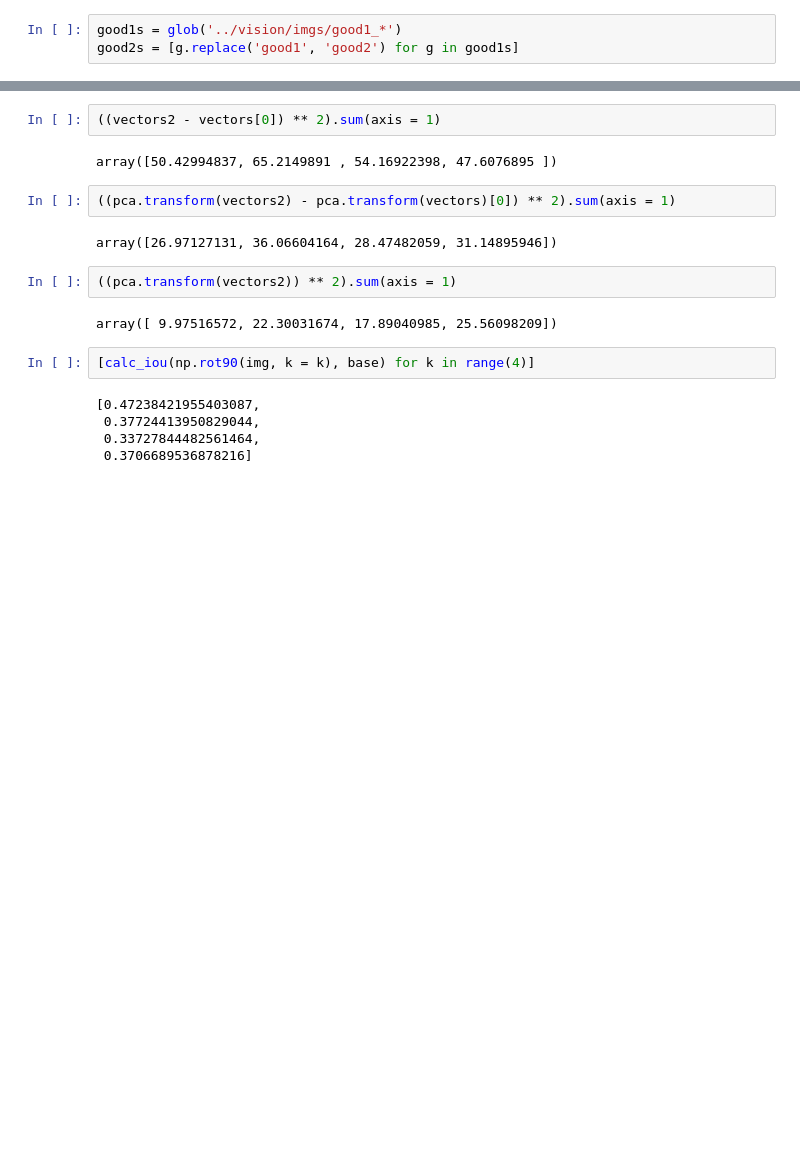
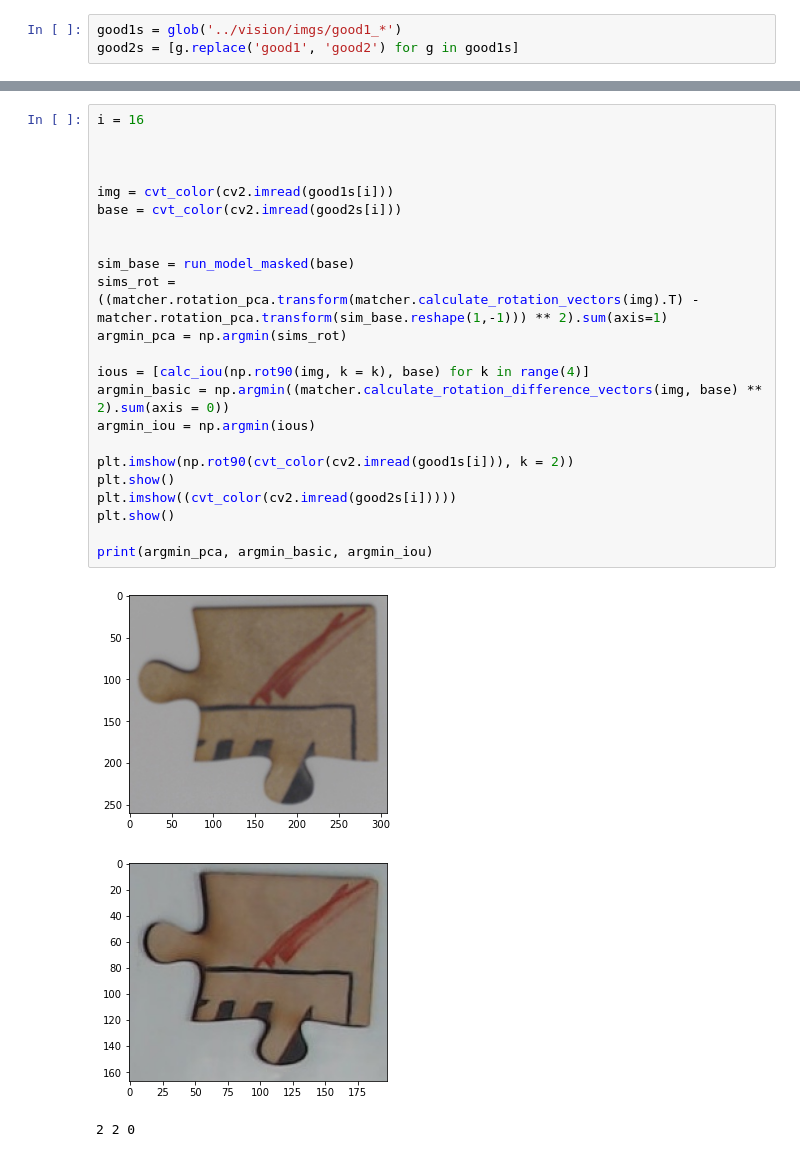
Before and after one commit to ME-134/PuzzleBot, a Jupyter notebook: scripts/Vision Integration.ipynb, the cells around one changed output, grey strips where cells are left out. Drawn from its saved outputs; the diff is of its cells as text; blank space fills up the shorter version.

```diff
--- a/scripts/Vision Integration.ipynb
+++ b/scripts/Vision Integration.ipynb
@@ -210,19 +200,27 @@ print(pca.transform(vectors2))
-# %%
-((vectors2 - vectors[0]) ** 2).sum(axis = 1)
-# %% [output]
-array([50.42994837, 65.2149891 , 54.16922398, 47.6076895 ])
-# %%
-((pca.transform(vectors2) - pca.transform(vectors)[0]) ** 2).sum(axis = 1)
-# %% [output]
-array([26.97127131, 36.06604164, 28.47482059, 31.14895946])
-# %%
-((pca.transform(vectors2)) ** 2).sum(axis = 1)
-# %% [output]
-array([ 9.97516572, 22.30031674, 17.89040985, 25.56098209])
-# %%
-[calc_iou(np.rot90(img, k = k), base) for k in range(4)]
-# %% [output]
-[0.47238421955403087,
- 0.37724413950829044,
- 0.33727844482561464,
- 0.3706689536878216]
+# %%
+i = 16
+
+
+
+img = cvt_color(cv2.imread(good1s[i]))
+base = cvt_color(cv2.imread(good2s[i]))
+
+
+sim_base = run_model_masked(base)
+sims_rot = ((matcher.rotation_pca.transform(matcher.calculate_rotation_vectors(img).T) - matcher.rotation_pca.transform(sim_base.reshape(1,-1))) ** 2).sum(axis=1)
+argmin_pca = np.argmin(sims_rot)
+
+ious = [calc_iou(np.rot90(img, k = k), base) for k in range(4)]
+argmin_basic = np.argmin((matcher.calculate_rotation_difference_vectors(img, base) ** 2).sum(axis = 0))
+argmin_iou = np.argmin(ious)
+
+plt.imshow(np.rot90(cvt_color(cv2.imread(good1s[i])), k = 2))
+plt.show()
+plt.imshow((cvt_color(cv2.imread(good2s[i]))))
+plt.show()
+
+print(argmin_pca, argmin_basic, argmin_iou)
+# %% [output]
+[figure, added]
+[figure, added]
+2 2 0
```
Also changed, not shown: parts of 13 cells of this notebook, 1 other file.
